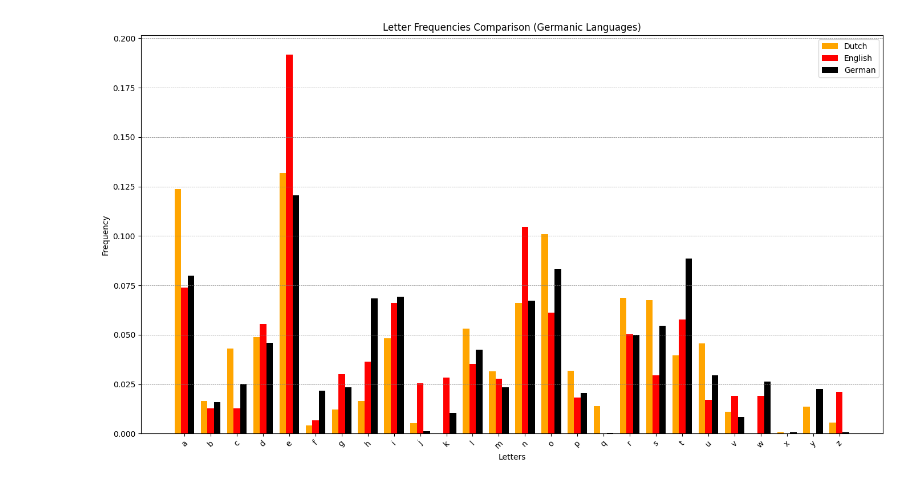
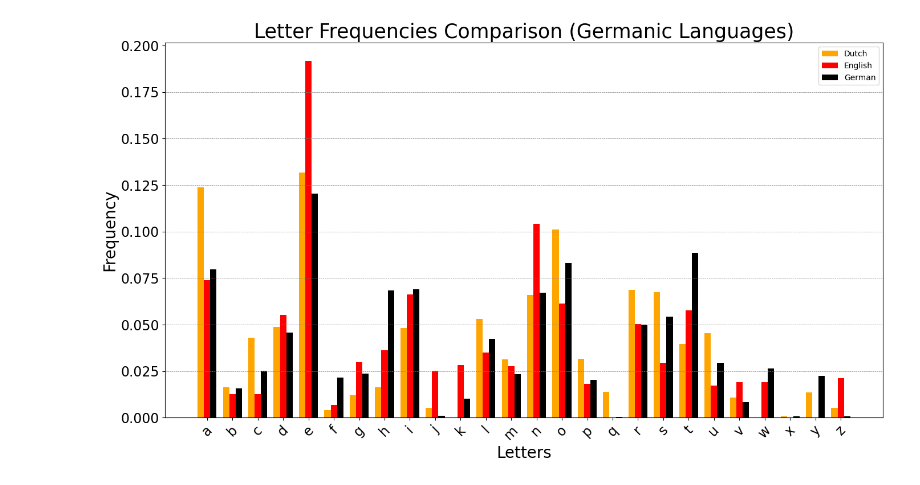
Before and after one commit to LeBonWskii/Hadoop-MapReduce-Letter-Frequency, a Jupyter notebook: Script/ComparisonPlotGermanic.ipynb, the cells around one changed output. Drawn from its saved outputs; the diff is of its cells as text; code cells hidden in the pictures.

```diff
--- a/Script/ComparisonPlotGermanic.ipynb
+++ b/Script/ComparisonPlotGermanic.ipynb
@@ -92,37 +92,37 @@ frequenze_german = {
 letters = sorted(set(frequenze_dutch.keys()).union(frequenze_english.keys()).union(frequenze_german.keys()))
 
 # Prepara le frequenze per ciascuna lingua
 frequencies_dutch = [frequenze_dutch.get(letter, 0) for letter in letters]
 frequencies_english = [frequenze_english.get(letter, 0) for letter in letters]
 frequencies_german = [frequenze_german.get(letter, 0) for letter in letters]
 
 # Crea un array per le posizioni delle barre
 x = np.arange(len(letters))
 
 # Larghezza delle barre
 width = 0.25
 
 # Crea l'istogramma
 plt.figure(figsize=(14, 8))
 bars_dutch = plt.bar(x - width, frequencies_dutch, width, label='Dutch', color='orange')
 bars_english = plt.bar(x, frequencies_english, width, label='English', color='red')
 bars_german = plt.bar(x + width, frequencies_german, width, label='German', color='black')
 
 # Aggiungi le etichette e il titolo
-plt.xlabel('Letters')
-plt.ylabel('Frequency')
-plt.title('Letter Frequencies Comparison (Germanic Languages)')
-plt.xticks(x, letters, rotation=45)
-
+plt.xlabel('Letters', fontsize=20)
+plt.ylabel('Frequency', fontsize=20)
+plt.title('Letter Frequencies Comparison (Germanic Languages)', fontsize=25)
+plt.xticks(x, letters, rotation=45,fontsize=17)
+plt.yticks(fontsize=17)
 # Aggiungi le righe orizzontali tratteggiate per le frequenze specificate
-for y in np.arange(0.025, max(max(frequencies_dutch), max(frequencies_english), max(frequencies_german)) + 0.025, 0.025):
+for y in np.arange(0.025, max(max(frequencies_dutch), max(frequencies_english), max(frequencies_german)) , 0.025):
     plt.axhline(y=y, color='gray', linestyle='--', linewidth=0.5)
 
 # Aggiungi la leggenda
 plt.legend()
 
 # Mostra il grafico
 plt.tight_layout()
 plt.show()
 # %% [output]
-[figure, old version]
+[figure, new version]
```
Also changed, not shown: 12 other files.
